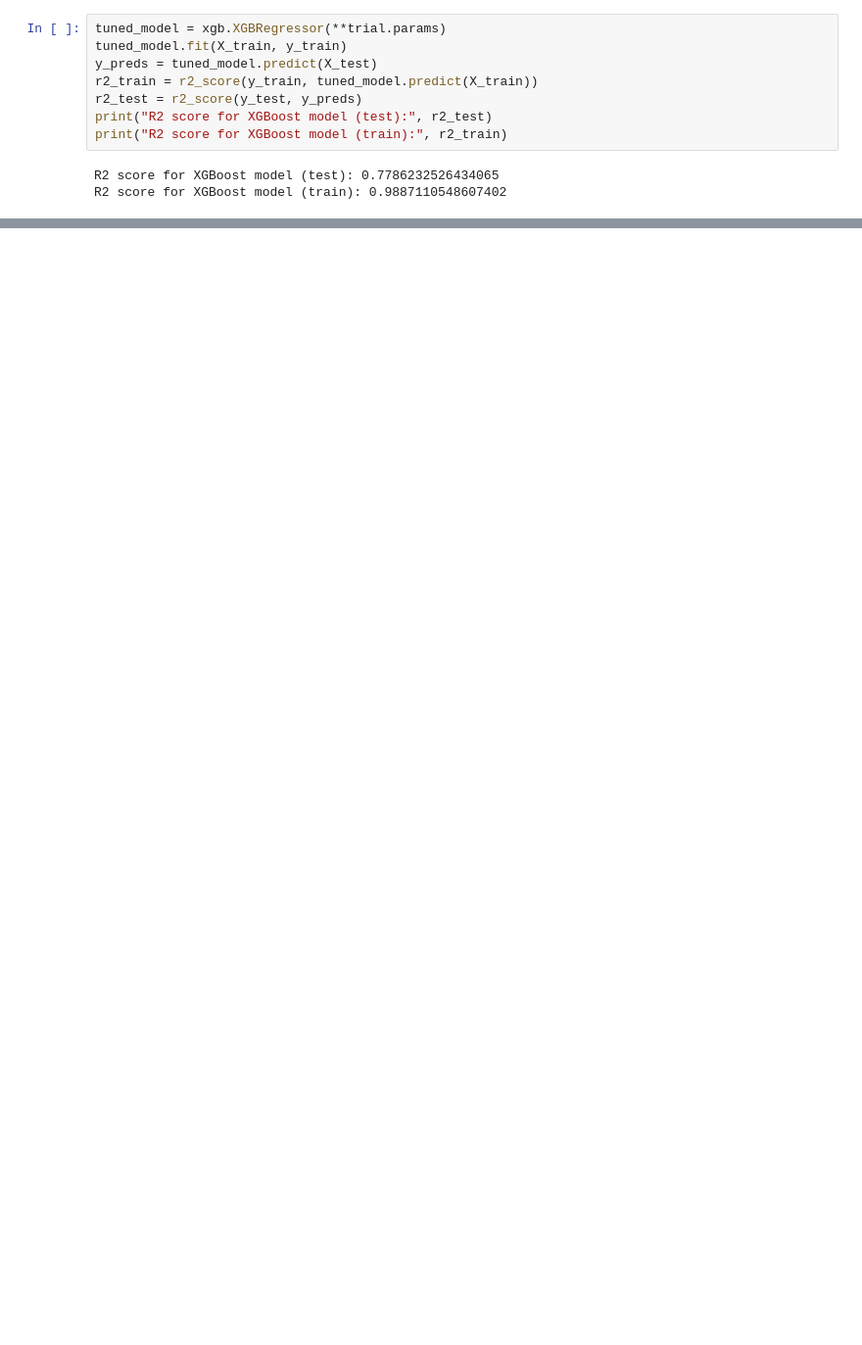
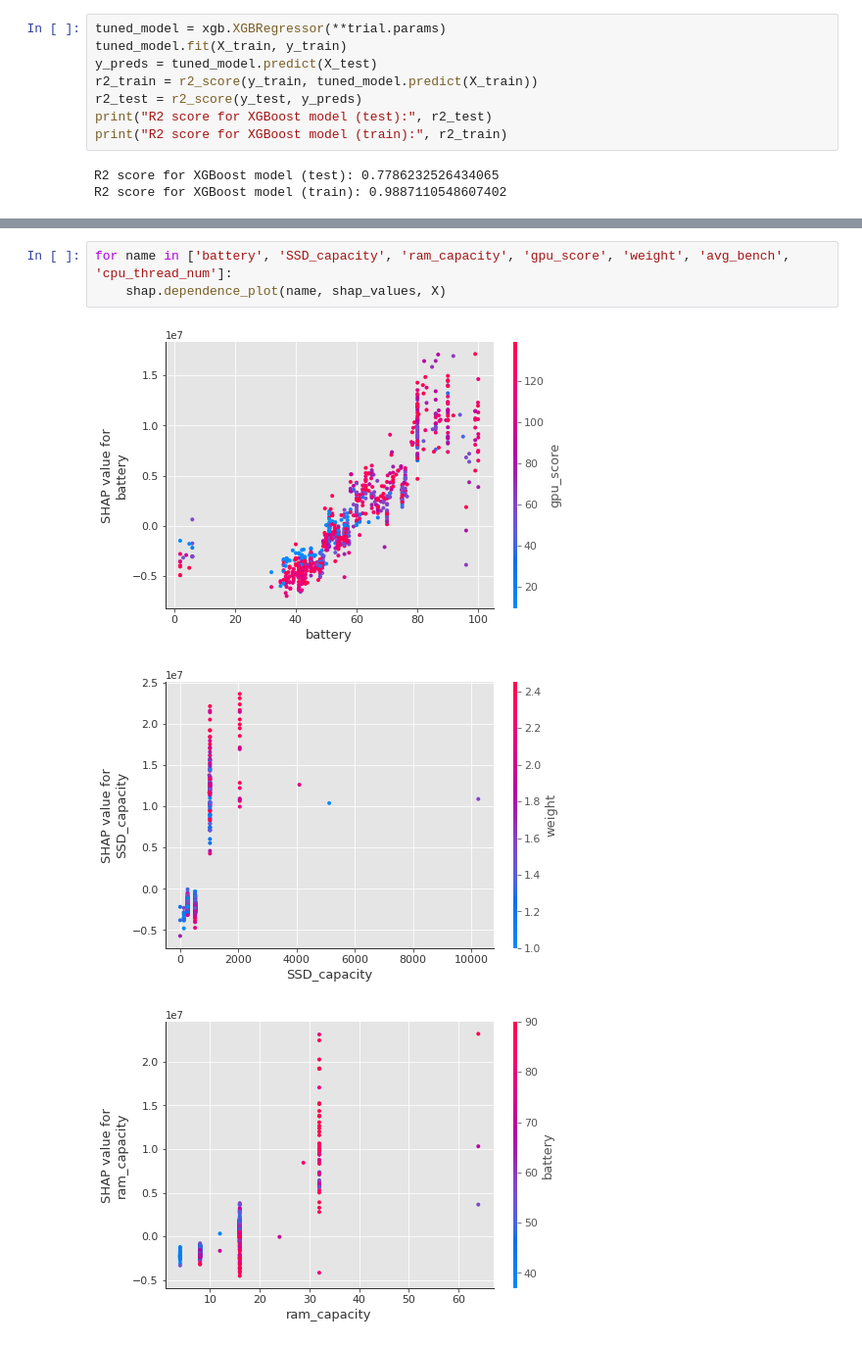
Before and after one commit to tranvuongquocdat/Semester20221_IntroToDataScience_CapstoneProject, a Jupyter notebook: model/XGBoost.ipynb, the cells around one changed output, grey strips where cells are left out. Shown at 98% size. Saved outputs shown, nothing was run; the diff lists cells and outputs as text; blank space fills up the shorter version.

```diff
--- a/model/XGBoost.ipynb
+++ b/model/XGBoost.ipynb
@@ -216,0 +307,7 @@ R2 score for XGBoost model (train): 0.9887110548607402
+# %%
+for name in ['battery', 'SSD_capacity', 'ram_capacity', 'gpu_score', 'weight', 'avg_bench', 'cpu_thread_num']:
+    shap.dependence_plot(name, shap_values, X)
+# %% [output]
+[figure, added]
+[figure, added]
+[figure, added]
```
Also changed, not shown: parts of 25 cells of this notebook, 4 other files.
